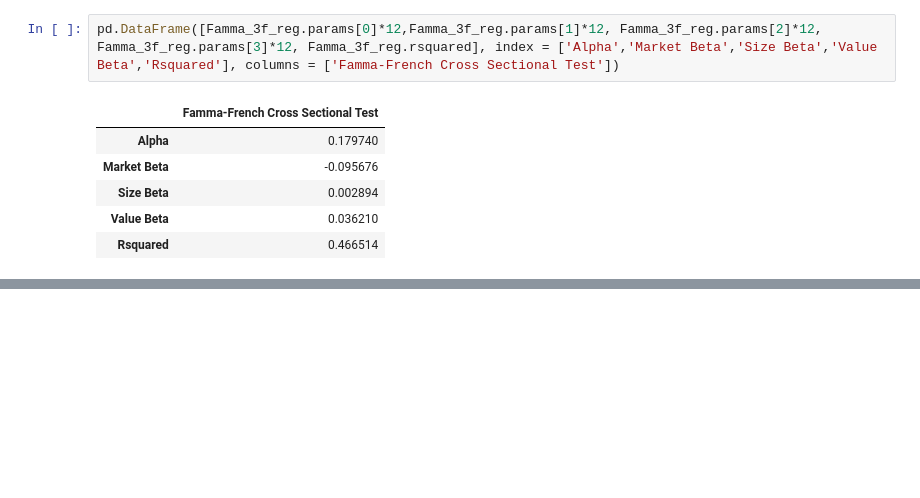
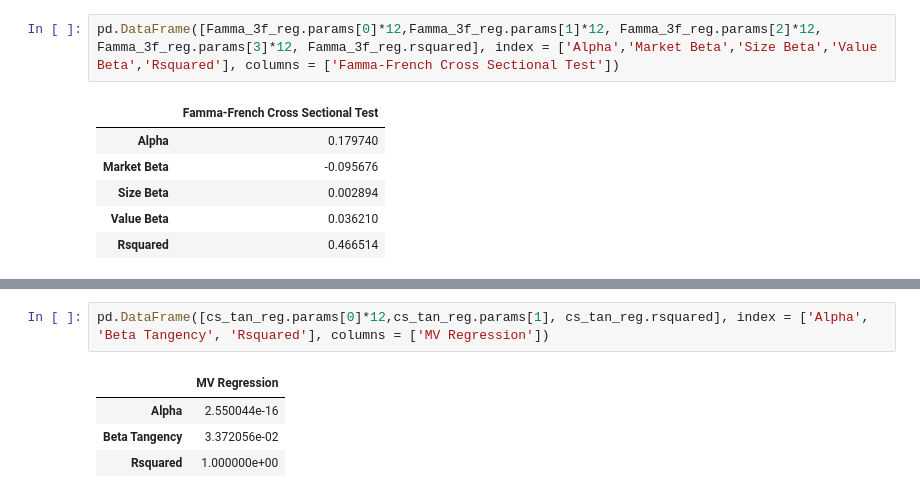
Before and after one commit to dcstein22/portfolio_theory, a Jupyter notebook: homework_4.ipynb, the cells around one changed output, grey strips where cells are left out. Cells and saved outputs as stored; diff of their text form; blank space fills up the shorter version.

```diff
--- a/homework_4.ipynb
+++ b/homework_4.ipynb
@@ -449,0 +522,7 @@ pd.DataFrame([Famma_3f_reg.params[0]*12,Famma_3f_reg.params[1]*12, Famma_3f_reg.
+# %%
+pd.DataFrame([cs_tan_reg.params[0]*12,cs_tan_reg.params[1], cs_tan_reg.rsquared], index = ['Alpha', 'Beta Tangency', 'Rsquared'], columns = ['MV Regression'])
+# %% [output]
+|  | MV Regression |
+| Alpha | 2.550044e-16 |
+| Beta Tangency | 3.372056e-02 |
+| Rsquared | 1.000000e+00 |
```
Also changed, not shown: parts of 7 cells of this notebook, 1 other file.
